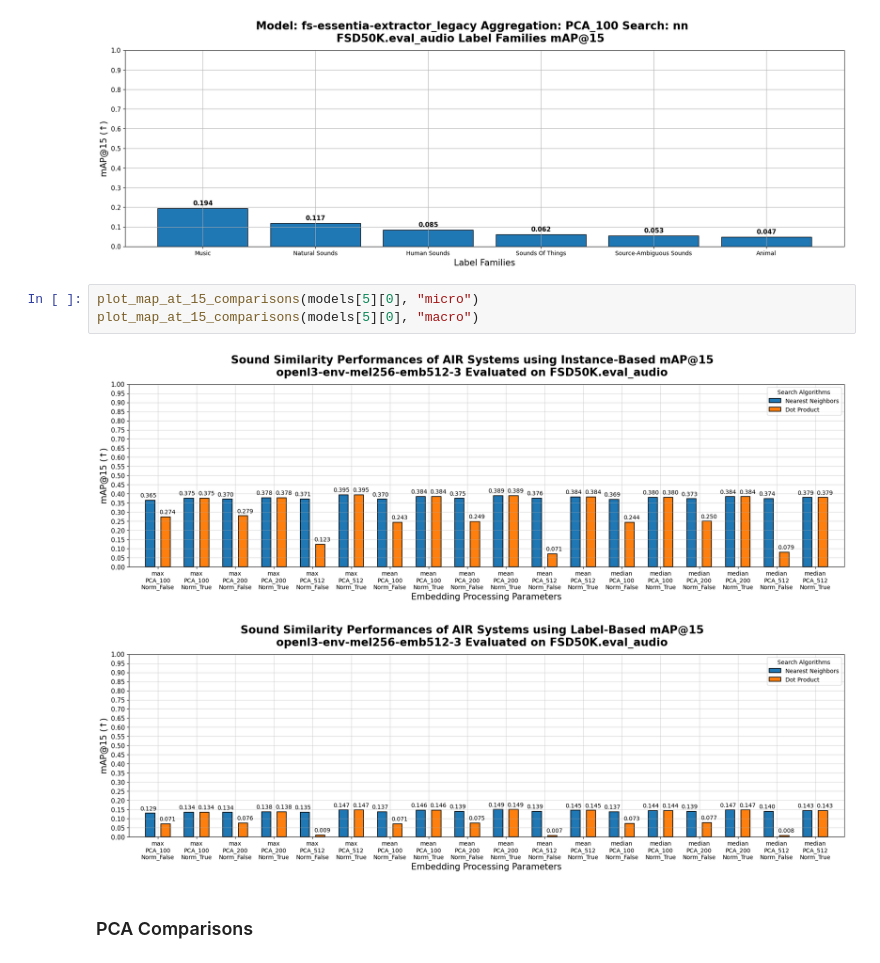
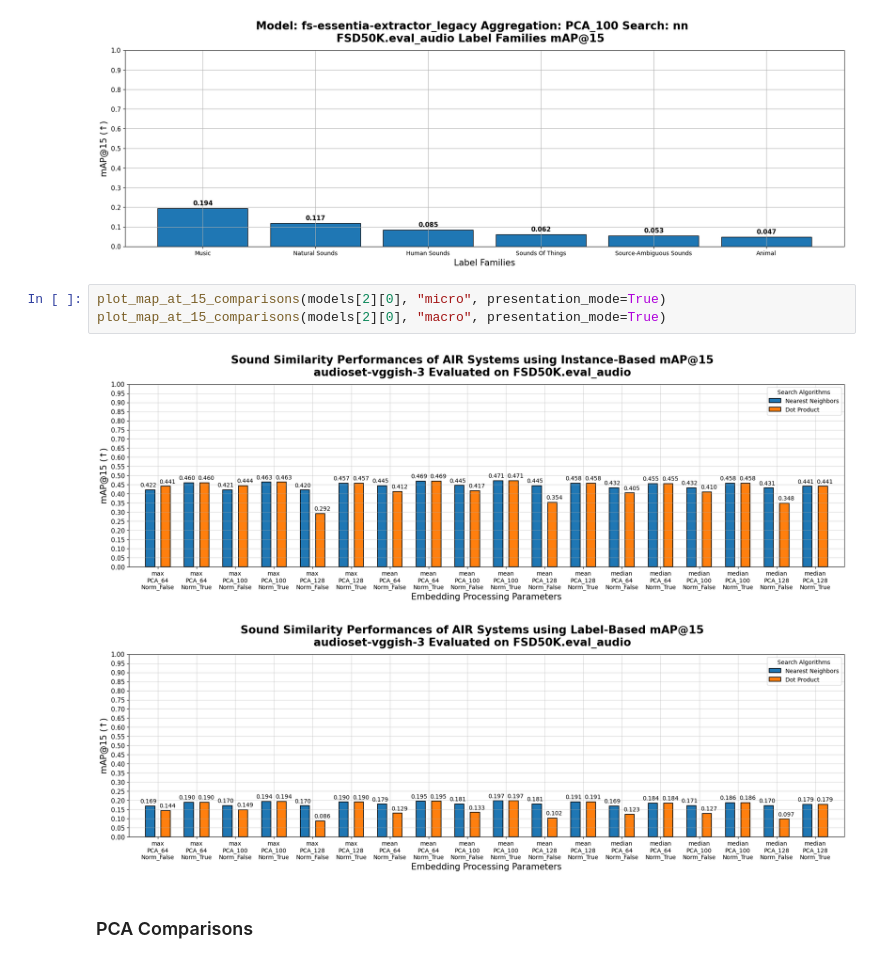
Before and after one commit to raraz15/semantic-sound-similarity, a Jupyter notebook: code/notebooks/metrics_plot.ipynb, the cells around one changed output. Drawn from its saved outputs; the diff is of its cells as text.

Commit message:
experiment_mode

```diff
--- a/code/notebooks/metrics_plot.ipynb
+++ b/code/notebooks/metrics_plot.ipynb
@@ -83,11 +83,11 @@ for model in models:
 # %% [output]
 [figure]
 # %%
-plot_map_at_15_comparisons(models[5][0], "micro")
-plot_map_at_15_comparisons(models[5][0], "macro")
+plot_map_at_15_comparisons(models[2][0], "micro", presentation_mode=True)
+plot_map_at_15_comparisons(models[2][0], "macro", presentation_mode=True)
 # %% [output]
-[figure, old version]
+[figure, new version]
-[figure, old version]
+[figure, new version]
 # %% [markdown]
 ### PCA Comparisons
 # %%
```
Also changed, not shown: 1 other file.
